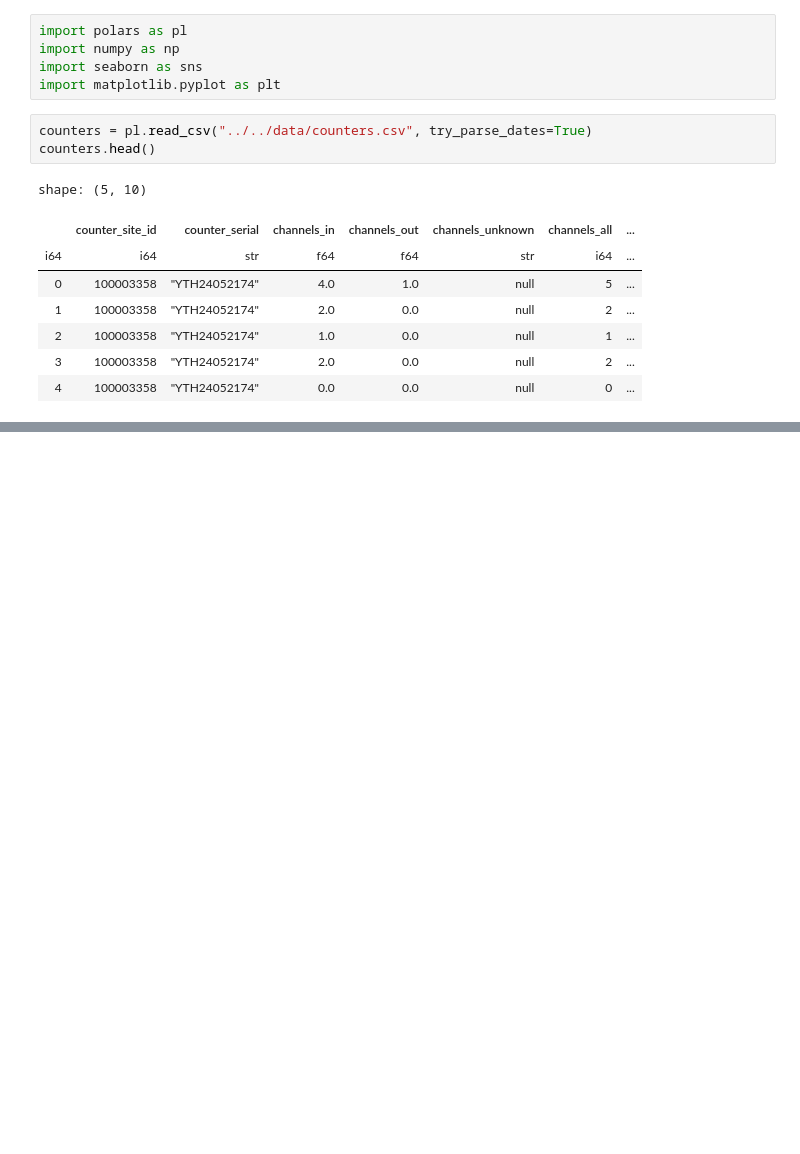
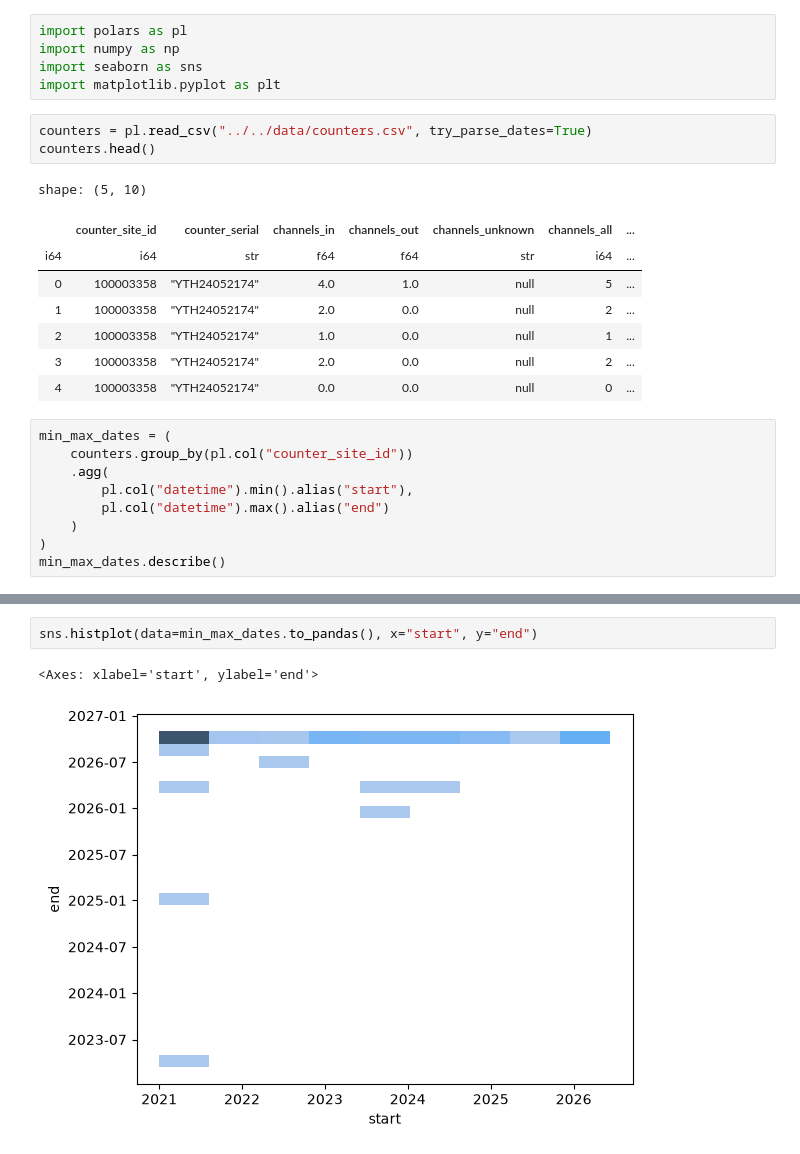
Before and after one commit to danrocag/fahrrad-analyse, a Jupyter notebook: src/fahrrad_analyse/clean.ipynb, the cells around one changed output, grey strips where cells are left out. Cells and saved outputs as stored; diff of their text form; blank space fills up the shorter version.

```diff
--- a/src/fahrrad_analyse/clean.ipynb
+++ b/src/fahrrad_analyse/clean.ipynb
@@ -15,3 +15,12 @@ shape: (5, 10)
 | 2 | 100003358 | "YTH24052174" | 1.0 | 0.0 | null | 1 | ... |
 | 3 | 100003358 | "YTH24052174" | 2.0 | 0.0 | null | 2 | ... |
 | 4 | 100003358 | "YTH24052174" | 0.0 | 0.0 | null | 0 | ... |
+# %%
+min_max_dates = (
+    counters.group_by(pl.col("counter_site_id"))
+    .agg(
+        pl.col("datetime").min().alias("start"),
+        pl.col("datetime").max().alias("end")
+    )
+)
+min_max_dates.describe()
@@ -17,0 +57,5 @@ shape: (5, 10)
+# %%
+sns.histplot(data=min_max_dates.to_pandas(), x="start", y="end")
+# %% [output]
+<Axes: xlabel='start', ylabel='end'>
+[figure, added]
```
Also changed, not shown: parts of 13 cells of this notebook, 1 other file.
